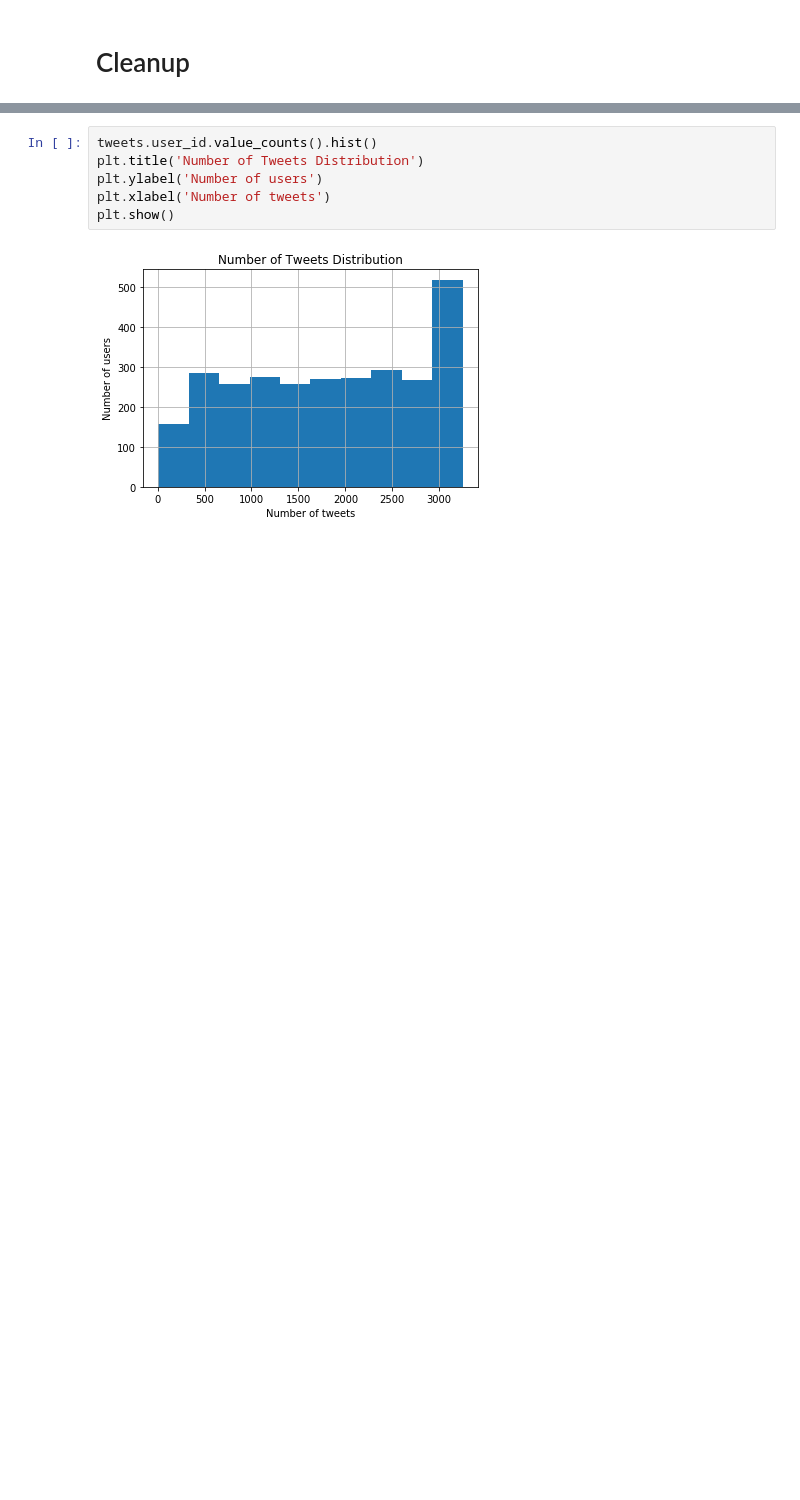
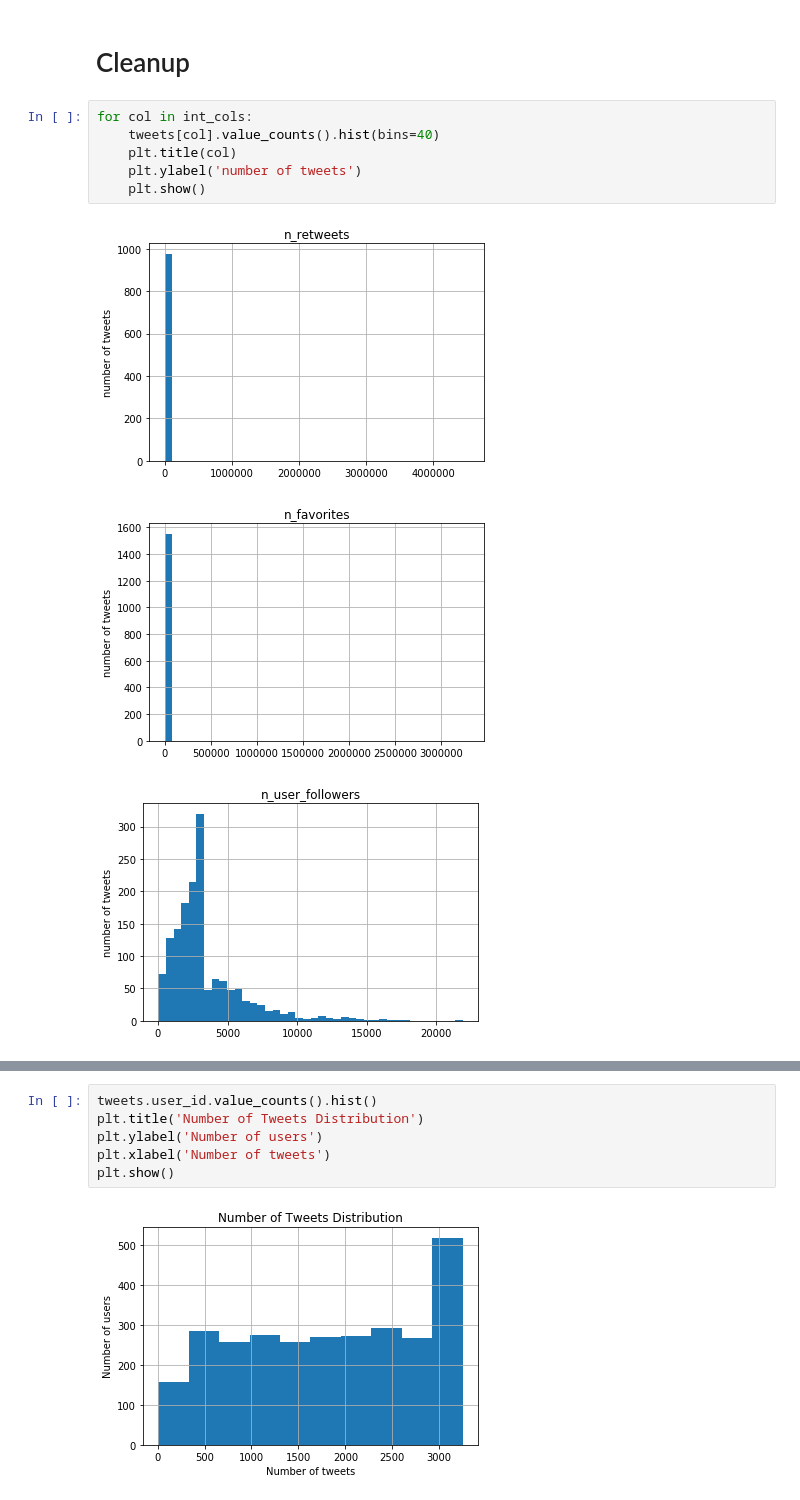
Before and after one commit to stefan-niculae/social-swear, a Jupyter notebook: processing.ipynb, the cells around one changed output, grey strips where cells are left out. Saved outputs shown, nothing was run; the diff lists cells and outputs as text; blank space fills up the shorter version.

```diff
--- a/processing.ipynb
+++ b/processing.ipynb
@@ -91,3 +107,13 @@ tweets.head()
 | 4 | 3309572095 | Tangina matuto lang akong mag dri... | 0.0 | 0.0 | 39.0 | 79.0 | 2139.0 | False |
 # %% [markdown]
 # Cleanup
+# %%
+for col in int_cols:
+    tweets[col].value_counts().hist(bins=40)
+    plt.title(col)
+    plt.ylabel('number of tweets')
+    plt.show()
+# %% [output]
+[figure, added]
+[figure, added]
+[figure, added]
```
Also changed, not shown: parts of 23 cells of this notebook.
